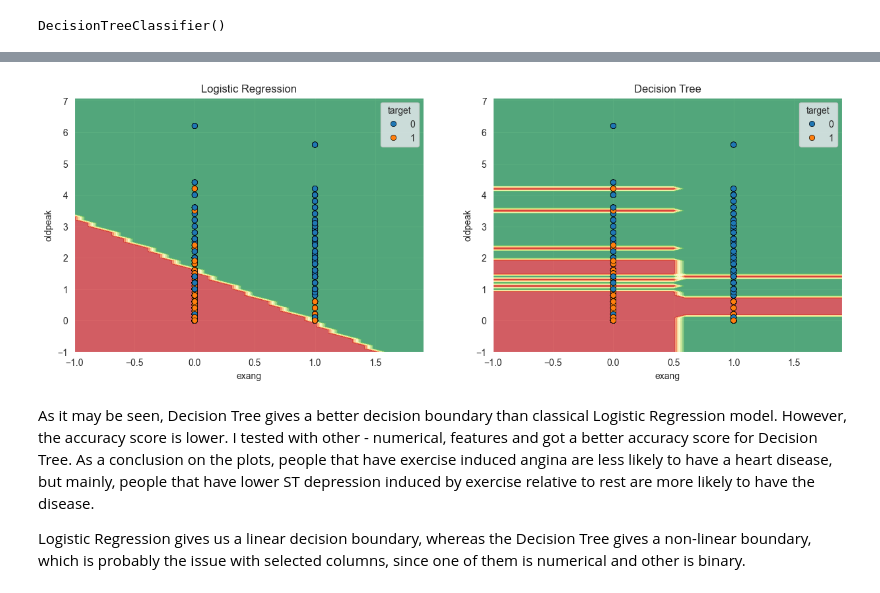
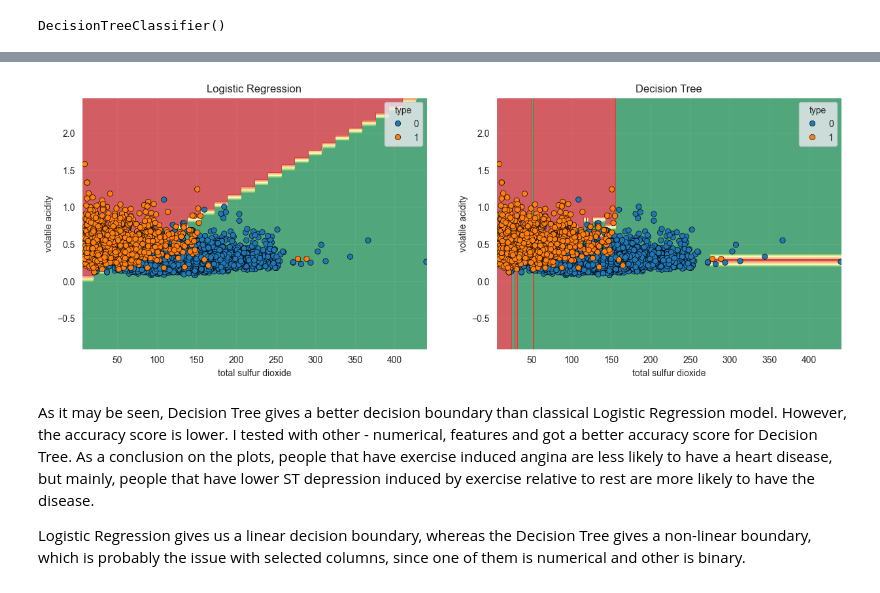
Before and after one commit to Ghenntoggy1/Sigmoid-ML-Tasks, a Jupyter notebook: Homework_7_Decision_Tree_Random_Forest/Homework_7_Decision_Tree.ipynb, the cells around one changed output, grey strips where cells are left out. Drawn from its saved outputs; the diff is of its cells as text; code cells hidden in the pictures.

```diff
--- a/Homework_7_Decision_Tree_Random_Forest/Homework_7_Decision_Tree.ipynb
+++ b/Homework_7_Decision_Tree_Random_Forest/Homework_7_Decision_Tree.ipynb
@@ -171,4 +188,4 @@ visualization_heart_disease_dataset
 # %%
-visualization_X_features = visualization_heart_disease_dataset.drop(columns=['target'])
+visualization_X_features = visualization_wine_quality_dataset.drop(columns=['type'])
 visualization_X_features
 # %% [output]
@@ -188,5 +205,5 @@ visualization_X_features
 # %%
-visualization_y_target = visualization_heart_disease_dataset['target']
+visualization_y_target = visualization_wine_quality_dataset['type']
 visualization_y_target
 # %% [output]
 0       0
@@ -230,7 +257,7 @@ sns.kdeplot(data=visualization_heart_disease_dataset, x=selected_columns[1], hue
 In order to find a decision boundary, I will follow the suggestions from the SMLH and use Logistic Regression Model and Decision Tree fit on the subset of the data containing 2 feature
 and the target.
 # %%
-X_train, X_test, y_train, y_test = train_test_split(visualization_heart_disease_dataset.drop(['target'], axis=1), visualization_y_target, test_size=0.3,random_state=42)
+X_train, X_test, y_train, y_test = train_test_split(visualization_wine_quality_dataset.drop(['type'], axis=1), visualization_y_target, test_size=0.3,random_state=42)
 # %%
 logistic_regression_model = LogisticRegression()
 logistic_regression_model.fit(X=X_train, y=y_train)
@@ -255,7 +282,6 @@ Decision Tree Accuracy: 0.75974
 # %%
 min1, max1 = visualization_X_features[selected_columns[0]].min()-1, visualization_X_features[selected_columns[0]].max()+1
-min2, max2 = visualization_X_features[selected_columns[1]].min()-1, visualization_X_features[selected_columns[1]].max()+1
-# min2, max2 = visualization_X_features[selected_columns[2]].min()-1, visualization_X_features[selected_columns[2]].max()+1
+min2, max2 = visualization_X_features[selected_columns[2]].min()-1, visualization_X_features[selected_columns[2]].max()+1
 # %%
 x1grid = arange(min1, max1, 0.1)
 x2grid = arange(min2, max2, 0.1)
@@ -275,22 +301,20 @@ dec_tree_zz = dec_tree_yy_hat.reshape(xx.shape)
 # %%
 fig, ax = plt.subplots(1, 2, figsize=(15, 5))
 
 ax[0].contourf(xx, yy, log_reg_zz, cmap='RdYlGn_r', alpha=0.7)
 ax[0].set_title('Logistic Regression')
 
 ax[1].contourf(xx, yy, dec_tree_zz, cmap='RdYlGn_r', alpha=0.7)
 ax[1].set_title('Decision Tree')
 
 for i in range(2):
     ax[i].set_xlabel(selected_columns[0])
-    ax[i].set_ylabel(selected_columns[1])
-    # ax[i].set_ylabel(selected_columns[2])
-    sns.scatterplot(x=selected_columns[0], y=selected_columns[1], hue=selected_columns[2], data=visualization_heart_disease_dataset, edgecolor='k', ax=ax[i])
-    # sns.scatterplot(x=selected_columns[0], y=selected_columns[2], hue=selected_columns[1], data=visualization_heart_disease_dataset, edgecolor='k', ax=ax[i])
+    ax[i].set_ylabel(selected_columns[2])
+    sns.scatterplot(x=selected_columns[0], y=selected_columns[2], hue=selected_columns[1], data=visualization_wine_quality_dataset, edgecolor='k', ax=ax[i])
 
 plt.show()
 # %% [output]
-[figure, old version]
+[figure, new version]
 # %% [markdown]
 As it may be seen, Decision Tree gives a better decision boundary than classical Logistic Regression model. However, the accuracy score is lower. I tested with other - numerical, features and got a better accuracy score for Decision Tree. As a conclusion on the plots, people that have exercise induced angina are less likely to have a heart disease, but mainly, people that have lower ST depression induced by exercise relative to rest are more likely to have the disease.
 
```
Also changed, not shown: parts of 31 cells of this notebook, 4 other files.
